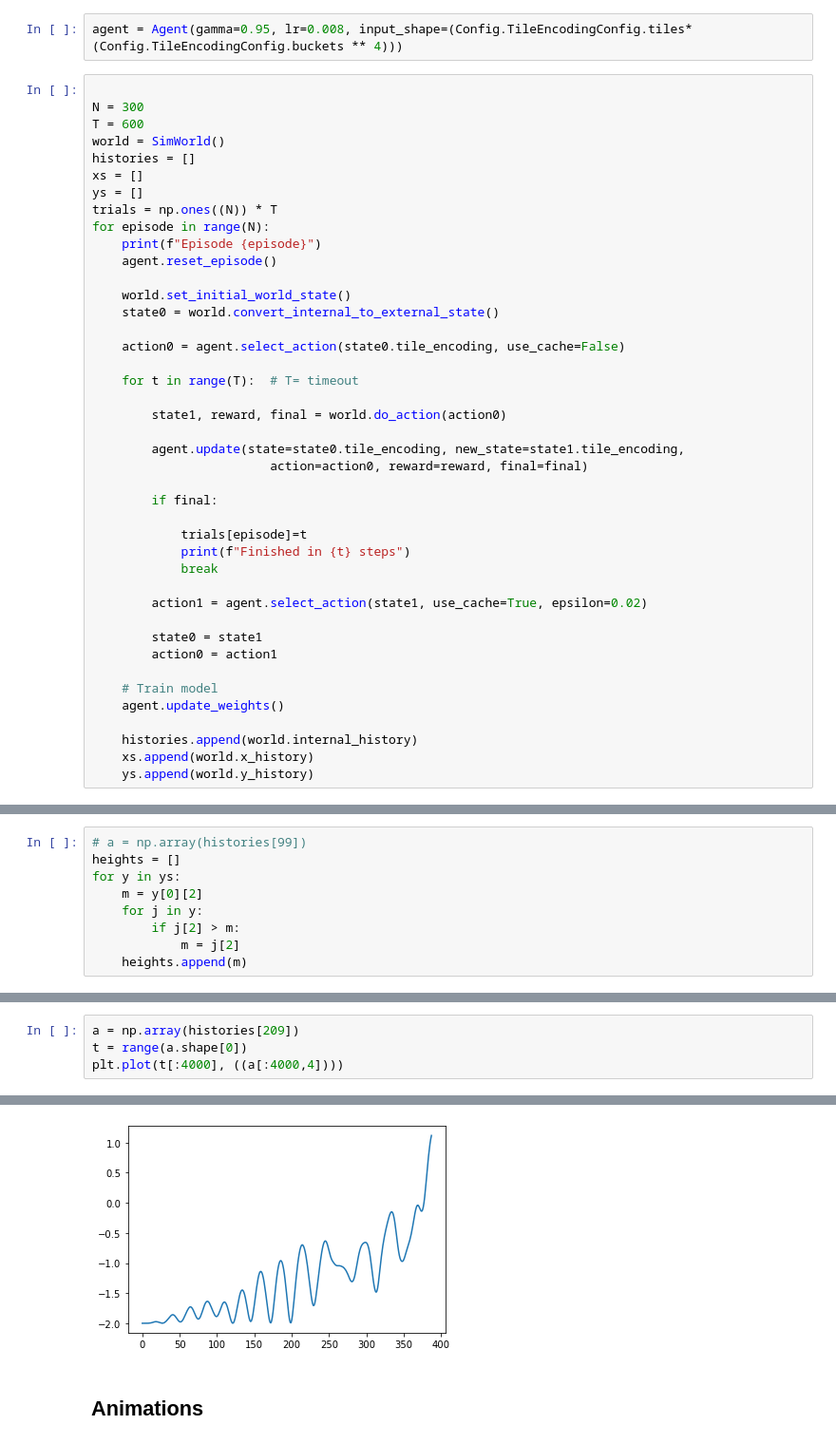
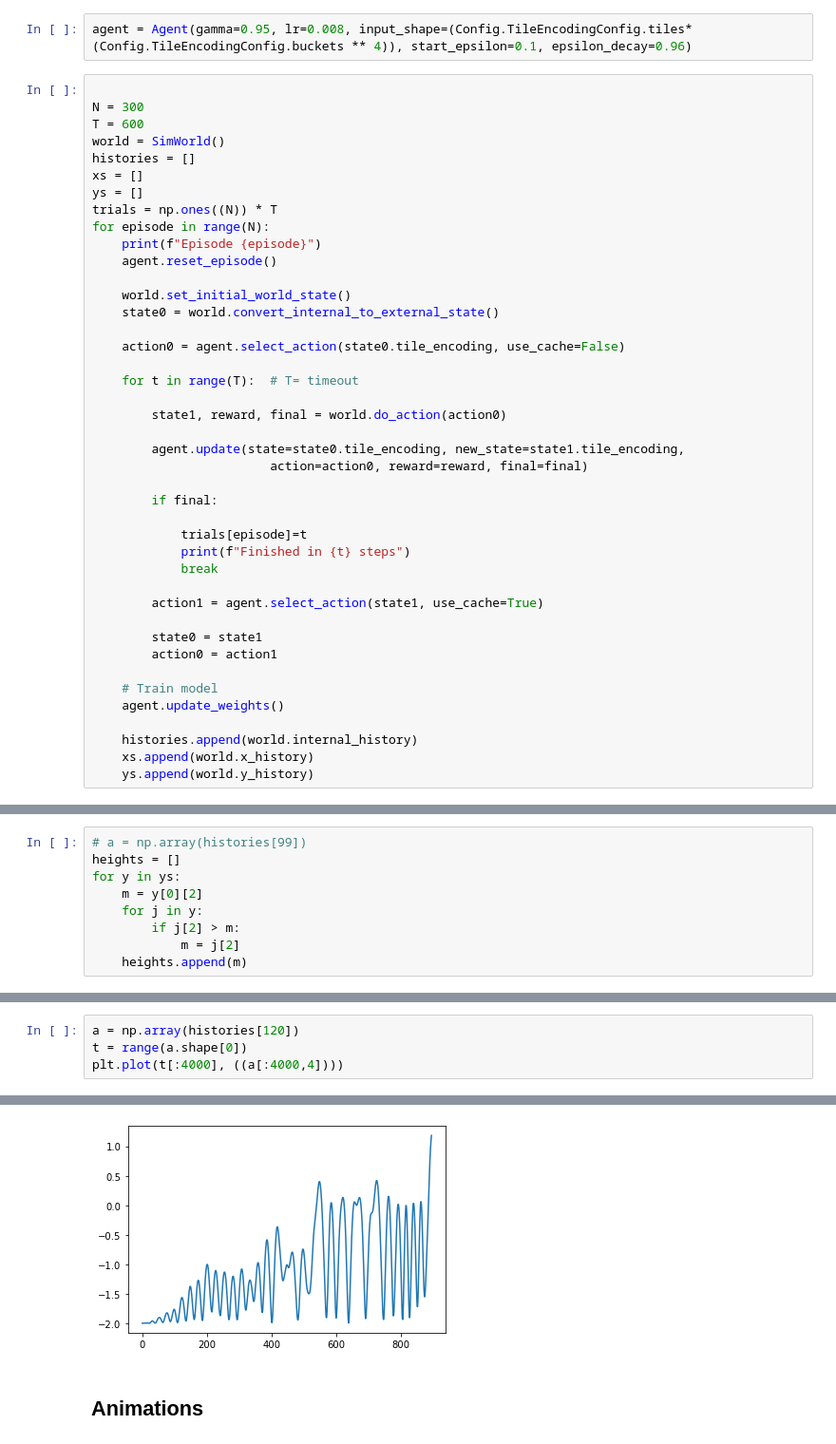
Before and after one commit to TechedLemur/IT3105, a Jupyter notebook: project3/main.ipynb, the cells around one changed output, grey strips where cells are left out. Shown at 95% size. Saved outputs shown, nothing was run; the diff lists cells and outputs as text.

```diff
--- a/project3/main.ipynb
+++ b/project3/main.ipynb
@@ -12,7 +12,7 @@ from matplotlib import animation
 from simworld import SimWorld
 from config import Config
 # %%
-agent = Agent(gamma=0.95, lr=0.008, input_shape=(Config.TileEncodingConfig.tiles*(Config.TileEncodingConfig.buckets ** 4)))
+agent = Agent(gamma=0.95, lr=0.008, input_shape=(Config.TileEncodingConfig.tiles*(Config.TileEncodingConfig.buckets ** 4)), start_epsilon=0.1, epsilon_decay=0.96)
 # %%
 
 N = 300
@@ -44,7 +44,7 @@ for episode in range(N):
             print(f"Finished in {t} steps")
             break
 
-        action1 = agent.select_action(state1, use_cache=True, epsilon=0.02)
+        action1 = agent.select_action(state1, use_cache=True)
 
         state0 = state1
         action0 = action1
@@ -107,10 +107,10 @@ np.argmin(trials)
 # %%
-a = np.array(histories[209])
+a = np.array(histories[120])
 t = range(a.shape[0])
 plt.plot(t[:4000], ((a[:4000,4])))
 # %% [output]
 [<matplotlib.lines.Line2D at 0x...>]
-[figure, old version]
+[figure, new version]
 # %% [markdown]
 ## Animations
 # %%
```
Also changed, not shown: parts of 9 cells of this notebook, 6 other files.
